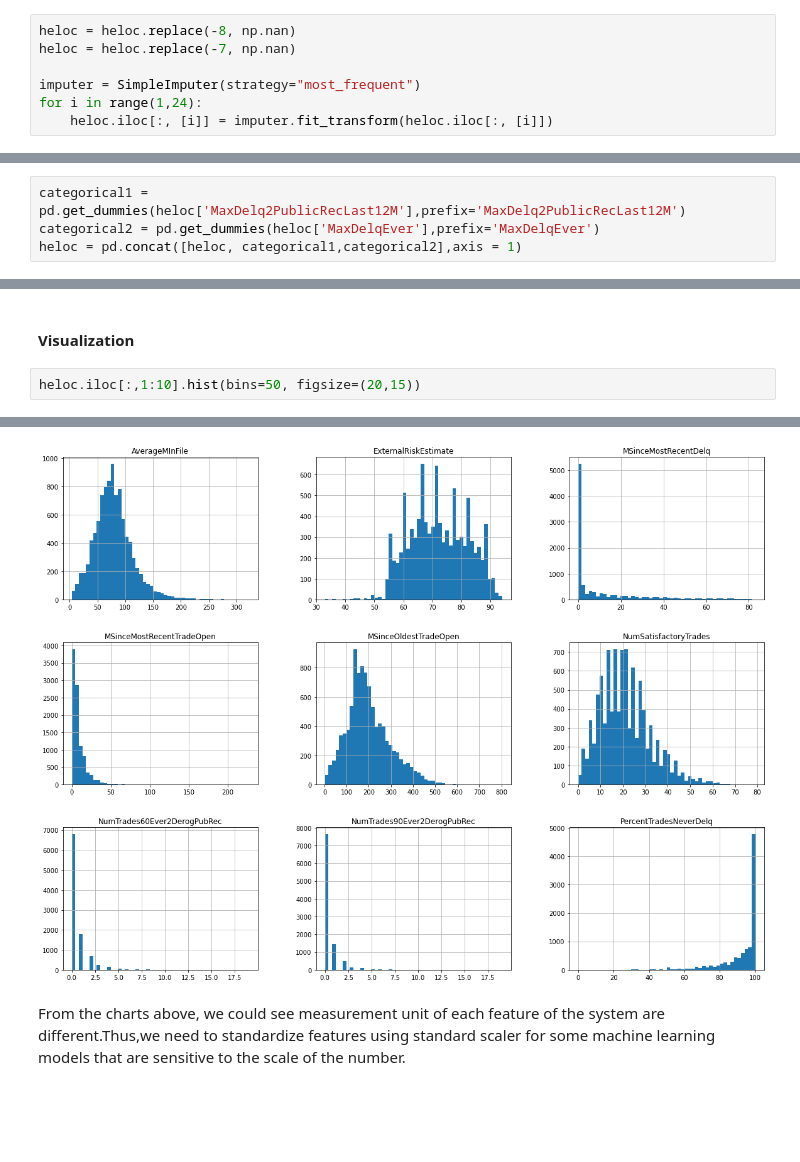
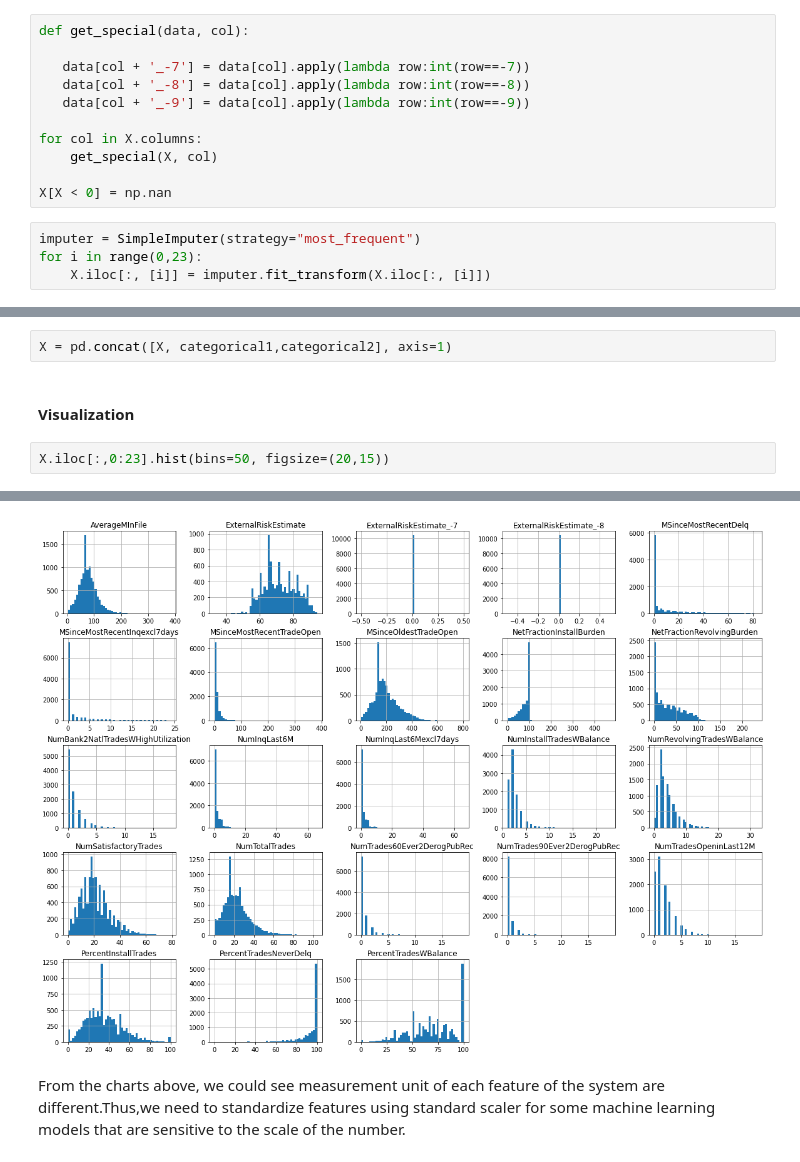
Before and after one commit to Sichun-Li/Machine-Learning-Credit-Risk-Prediction, a Jupyter notebook: Credit Risk Prediction 1.ipynb, the cells around one changed output, grey strips where cells are left out. Cells and saved outputs as stored; diff of their text form; blank space fills up the shorter version.

```diff
--- a/Credit Risk Prediction 1.ipynb
+++ b/Credit Risk Prediction 1.ipynb
@@ -85,7 +95,15 @@ Other special values: -7 and -8 in all columns means invalid values. We replaced
+# %%
+def get_special(data, col):
+
+   data[col + '_-7'] = data[col].apply(lambda row:int(row==-7))
+   data[col + '_-8'] = data[col].apply(lambda row:int(row==-8))
+   data[col + '_-9'] = data[col].apply(lambda row:int(row==-9))
+
+for col in X.columns:
+    get_special(X, col)
+
+X[X < 0] = np.nan
 # %%
-heloc = heloc.replace(-8, np.nan)
-heloc = heloc.replace(-7, np.nan)
-
 imputer = SimpleImputer(strategy="most_frequent")
-for i in range(1,24):
-    heloc.iloc[:, [i]] = imputer.fit_transform(heloc.iloc[:, [i]])
+for i in range(0,23):
+    X.iloc[:, [i]] = imputer.fit_transform(X.iloc[:, [i]])
@@ -96,4 +109,0 @@ For variables MaxDelq2PublicRecLast12M and MaxDelqEver, they are categorical var
-# %%
-categorical1 = pd.get_dummies(heloc['MaxDelq2PublicRecLast12M'],prefix='MaxDelq2PublicRecLast12M')
-categorical2 = pd.get_dummies(heloc['MaxDelqEver'],prefix='MaxDelqEver')
-heloc = pd.concat([heloc, categorical1,categorical2],axis = 1)
@@ -158,6 +110,8 @@ a.head()
+# %%
+X = pd.concat([X, categorical1,categorical2], axis=1)
 # %% [markdown]
 #### Visualization
 # %%
-heloc.iloc[:,1:10].hist(bins=50, figsize=(20,15))
+X.iloc[:,0:23].hist(bins=50, figsize=(20,15))
 # %% [output]
 array([[<matplotlib.axes._subplots.AxesSubplot object at 0x...>,
@@ -171,6 +132,6 @@ array([[<matplotlib.axes._subplots.AxesSubplot object at 0x...>,
         <matplotlib.axes._subplots.AxesSubplot object at 0x...>]],
       dtype=object)
-[figure, old version]
+[figure, new version]
 # %% [markdown]
 From the charts above, we could see measurement unit of each feature of the system are different.Thus,we need to standardize features using standard scaler for some machine learning models that are sensitive to the scale of the number.
 # %% [markdown]
```
Also changed, not shown: parts of 40 cells of this notebook.
